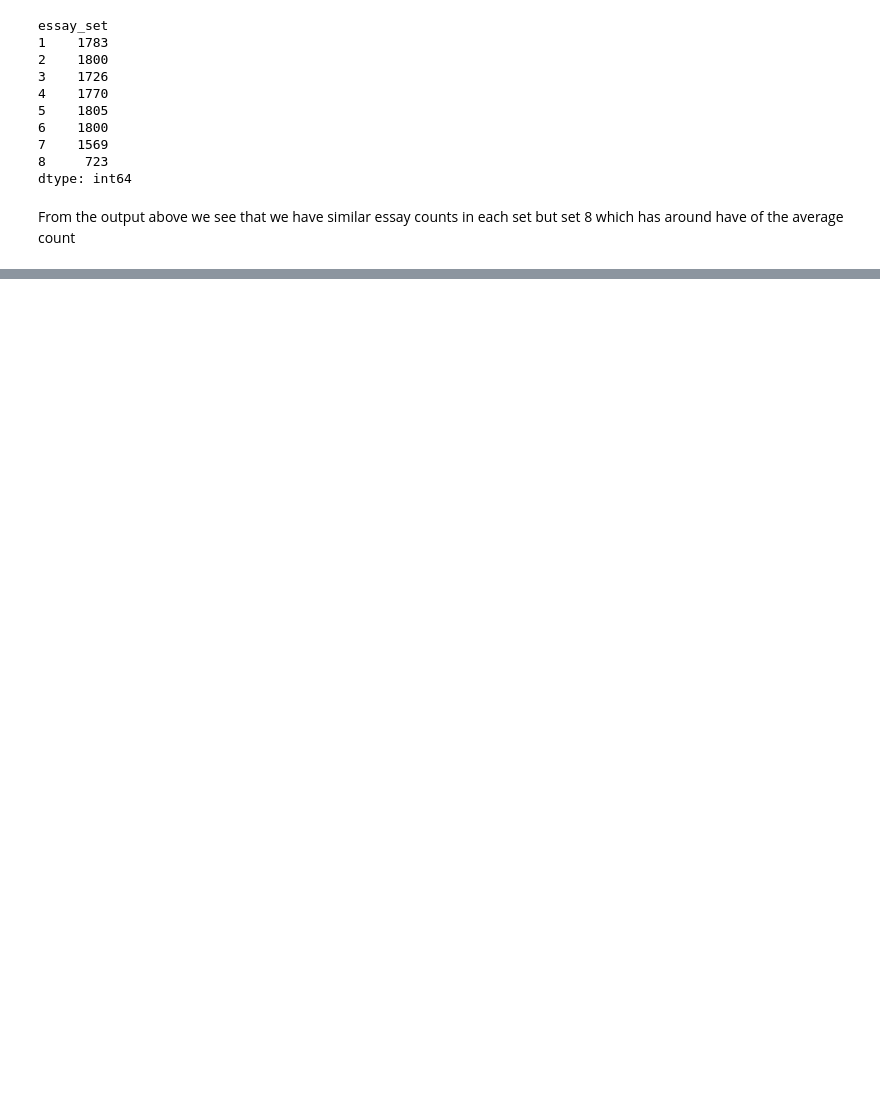
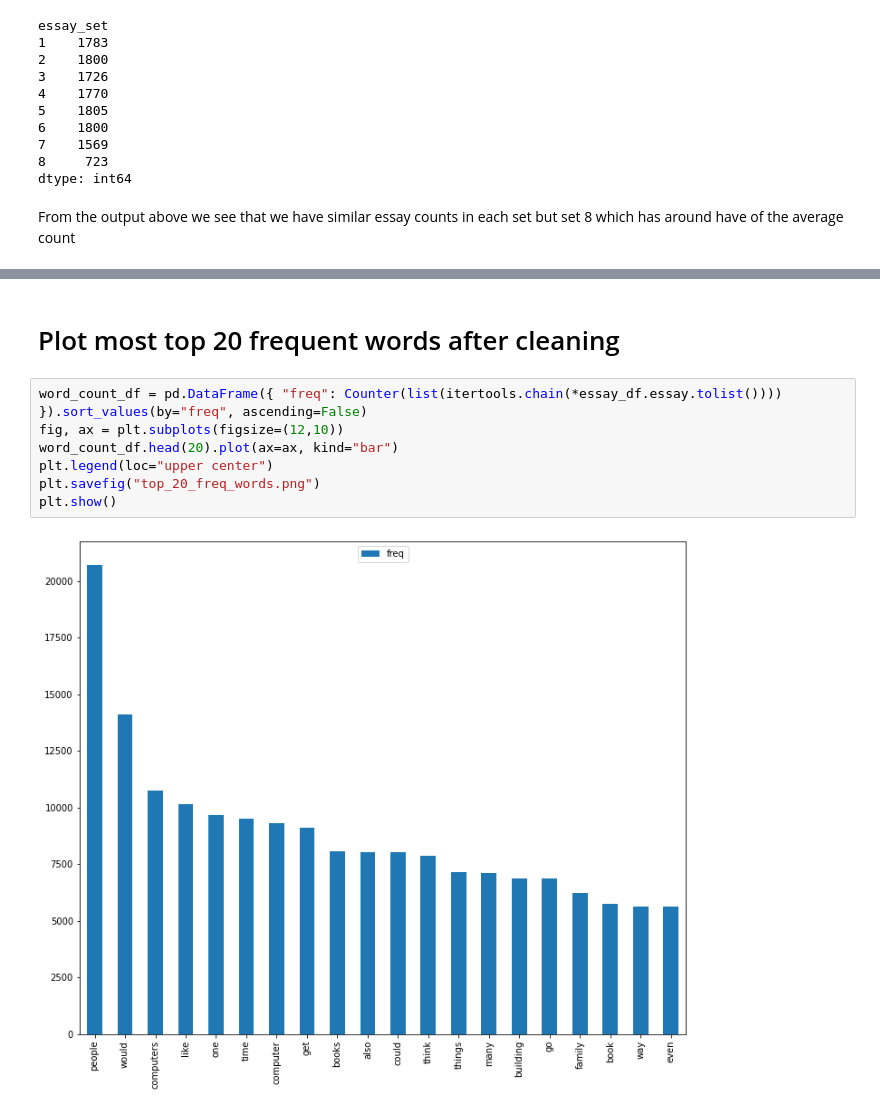
Before and after one commit to hazem-alabiad/automated-essay-grading-system, a Jupyter notebook: main.ipynb, the cells around one changed output, grey strips where cells are left out. Cells and saved outputs as stored; diff of their text form; blank space fills up the shorter version.

```diff
--- a/main.ipynb
+++ b/main.ipynb
@@ -251,0 +323,11 @@ domain1_score_pie.show("svg")
+# %% [markdown]
+# Plot most top 20 frequent words after cleaning
+# %%
+word_count_df = pd.DataFrame({ "freq": Counter(list(itertools.chain(*essay_df.essay.tolist()))) }).sort_values(by="freq", ascending=False)
+fig, ax = plt.subplots(figsize=(12,10))
+word_count_df.head(20).plot(ax=ax, kind="bar")
+plt.legend(loc="upper center")
+plt.savefig("top_20_freq_words.png")
+plt.show()
+# %% [output]
+[figure, added]
```
Also changed, not shown: parts of 60 cells of this notebook, 12 other files.
